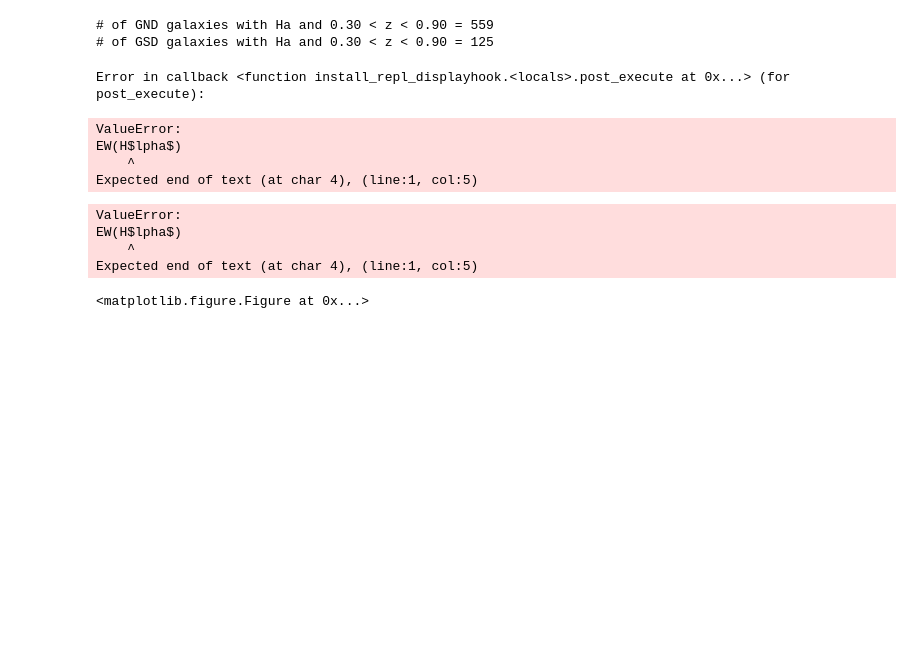
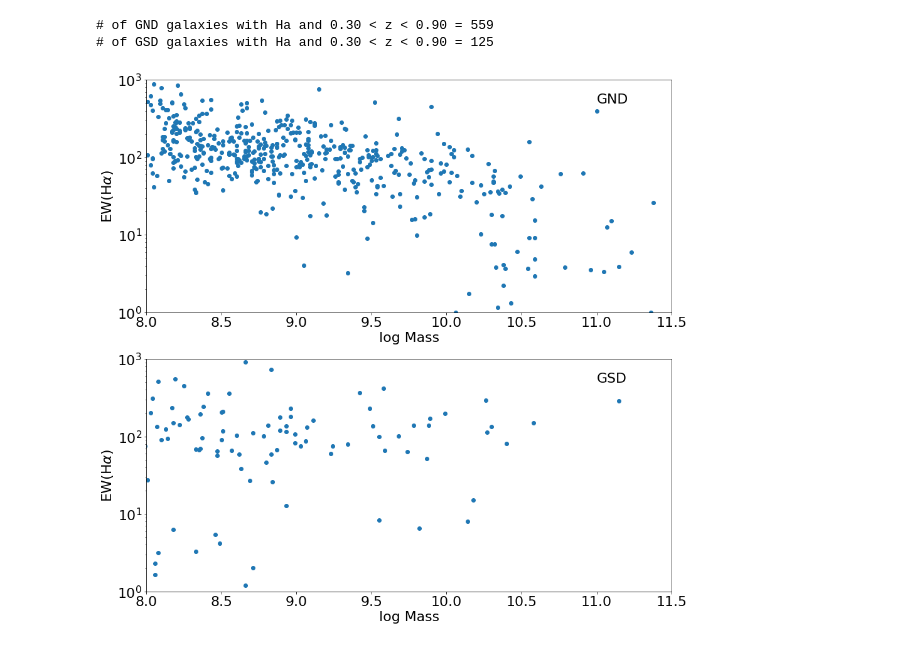
Before and after one commit to ivastar/clear, a Jupyter notebook: notebooks/catalogPlay/CLEAR pandas.ipynb, the cells around one changed output. Saved outputs shown, nothing was run; the diff lists cells and outputs as text; code cells hidden in the pictures; blank space fills up the shorter version.

```diff
--- a/notebooks/catalogPlay/CLEAR pandas.ipynb
+++ b/notebooks/catalogPlay/CLEAR pandas.ipynb
@@ -19,12 +78,5 @@ import matplotlib.image as mpimg
 # %%
-cleardir = os.environ['HOME']+'/Data/CLEAR' # sets path to be $HOME/Data/CLEAR
-threeddir = os.environ['HOME']+'/Data/3DHST/photometry'
-catdir = os.path.join(cleardir,'CATALOGS') # sets path to $HOME/Data/CLEAR/CATALOGS
-linedir = os.path.join(cleardir,'RELEASE_v1.0.0-CATALOGS')
-combineddir = os.path.join(cleardir,'RELEASE_v1.0.0/COMBINED')
-
-
-# All need to Exist:
+# Check that all Exist:
 for d in [cleardir, catdir, linedir, threeddir,combineddir] :
     if os.path.exists(d) : print ("Path: %s exists" % d)
     if not os.path.exists(d) : print("Path: %s DOES NOT exist" %  d)
@@ -533,27 +585,18 @@ print("# of GSD galaxies with Ha and %4.2f < z < %4.2f = %i" %
 # %%
 plt.rcParams.update({'font.size': 22})
 
 fig, axes = plt.subplots(2,1, figsize=(15,15))
 axes[0].scatter( gndEW['lmass'][okn], gndEW['Ha_EQW'][okn])
 axes[1].scatter( gsdEW['lmass'][oks], gsdEW['Ha_EQW'][oks])
 
 #axes[1].scatter( gsddf['z_peak_phot'][oks], gsddf['z_peak_grism'][oks])
 for ax, label in zip(axes,['GND','GSD']) :
     ax.set_xlabel('log Mass')
-    ax.set_ylabel('EW(H$\alpha$)')
+    ax.set_ylabel(r"EW(H$\alpha$)")
     ax.set_ylim([1,1000])
     ax.set_yscale("log", nonposy='clip')
     ax.set_xlim([8,11.5])
 #    #ax.plot([0,5],[0,5],'-r')
     ax.text(11,500,label)
 # %% [output]
-Error in callback <function install_repl_displayhook.<locals>.post_execute at 0x...> (for post_execute):
-ValueError:
-EW(H$lpha$)
-    ^
-Expected end of text (at char 4), (line:1, col:5)
-ValueError:
-EW(H$lpha$)
-    ^
-Expected end of text (at char 4), (line:1, col:5)
-<matplotlib.figure.Figure at 0x...>
+[figure, added]
```
Also changed, not shown: parts of 4 cells of this notebook.
